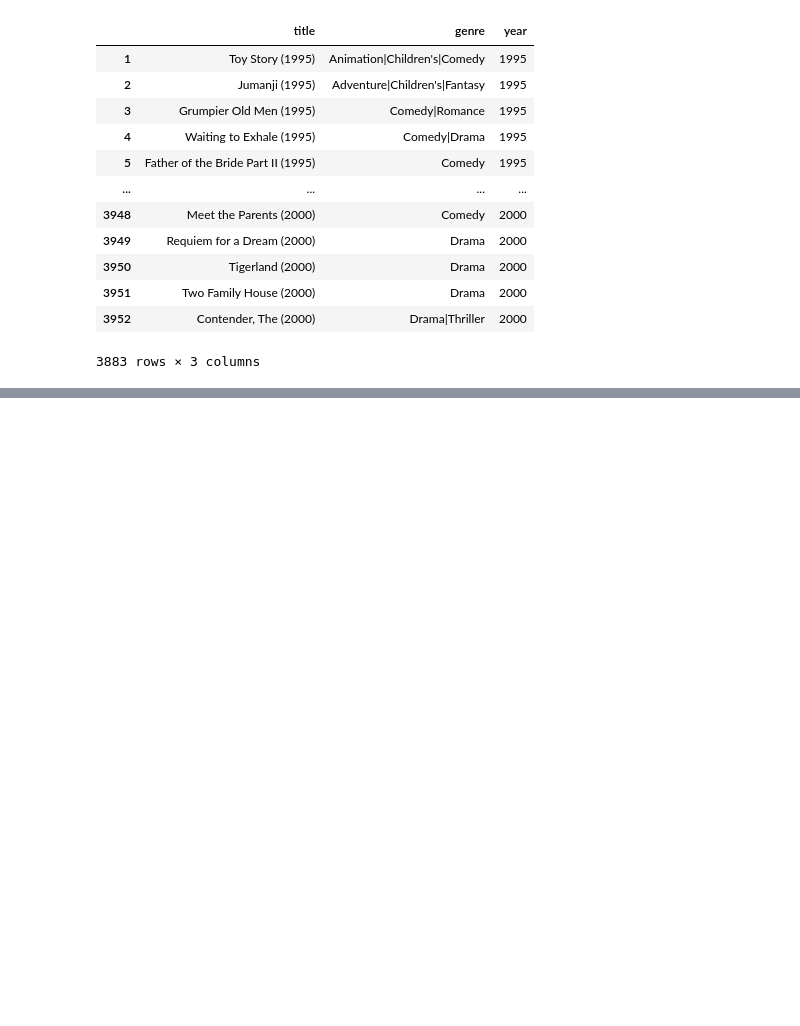
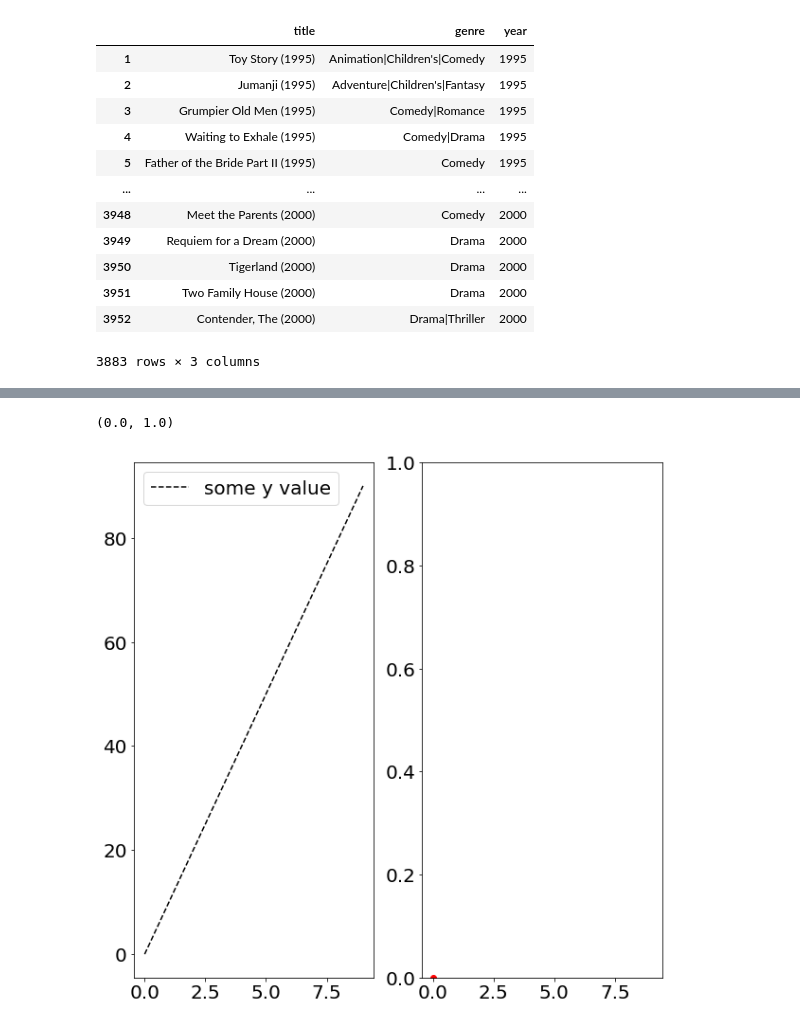
Before and after one commit to RoccoBellusci/MLPNS_RBellusci, a Jupyter notebook: MLPNS23_bootcamp.ipynb, the cells around one changed output, grey strips where cells are left out. Cells and saved outputs as stored; diff of their text form; code cells hidden in the pictures; blank space fills up the shorter version.

```diff
--- a/MLPNS23_bootcamp.ipynb
+++ b/MLPNS23_bootcamp.ipynb
@@ -512,0 +910,13 @@ movies
+# %%
+fig = pl.figure()
+ax1 = fig.add_subplot(121)
+ax2 = fig.add_subplot(122)
+ax1.plot(myx,myy,'k--',label = "some y value")
+ax2.plot(myx,myy2,'ro',label = "something else")
+ax1.legend(fontsize = 10)
+ax1.legend(fontsize = 20)
+ylim = ax.get_ylim()
+ax2.set_ylim(ylim)
+# %% [output]
+(0.0, 1.0)
+[figure, added]
```
Also changed, not shown: parts of 65 cells of this notebook.
